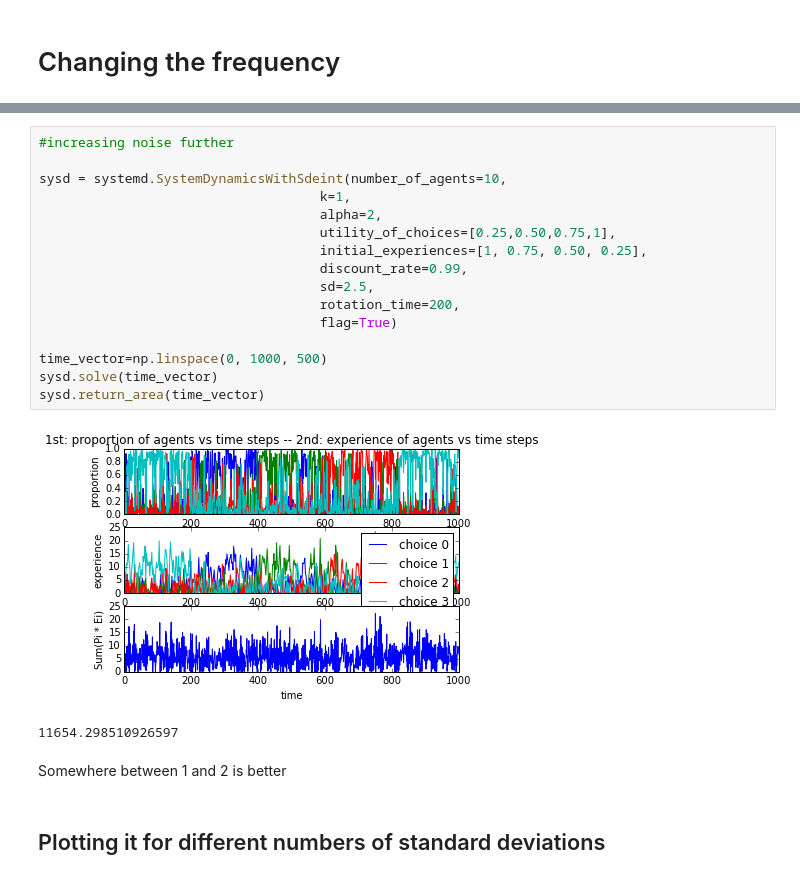
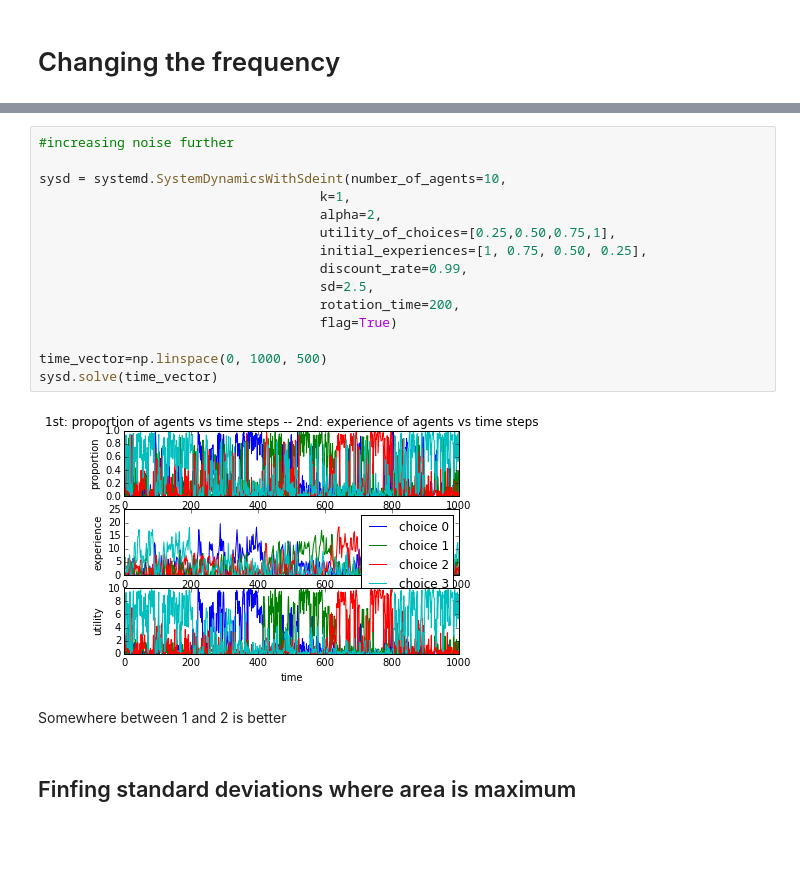
Before and after one commit to Najamxaidi/Decision-models, a Jupyter notebook: Notebook/Generate statistics.ipynb, the cells around one changed output, grey strips where cells are left out. Drawn from its saved outputs; the diff is of its cells as text; blank space fills up the shorter version.

```diff
--- a/Notebook/Generate statistics.ipynb
+++ b/Notebook/Generate statistics.ipynb
@@ -304,24 +249,22 @@ sysd.return_area(time_vector)
 # %%
 #increasing noise further
 
 sysd = systemd.SystemDynamicsWithSdeint(number_of_agents=10,
                                     k=1,
                                     alpha=2,
                                     utility_of_choices=[0.25,0.50,0.75,1],
                                     initial_experiences=[1, 0.75, 0.50, 0.25],
                                     discount_rate=0.99,
                                     sd=2.5,
                                     rotation_time=200,
                                     flag=True)
 
 time_vector=np.linspace(0, 1000, 500)
 sysd.solve(time_vector)
-sysd.return_area(time_vector)
 # %% [output]
-[figure, old version]
+[figure, new version]
-11654.298510926597
 # %% [markdown]
 Somewhere between 1 and 2 is better
-# %% [markdown]
-## Plotting it for different numbers of standard deviations
+# %% [markdown]
+## Finfing standard deviations where area is maximum
 # %%
```
Also changed, not shown: parts of 28 cells of this notebook, 4 other files.
